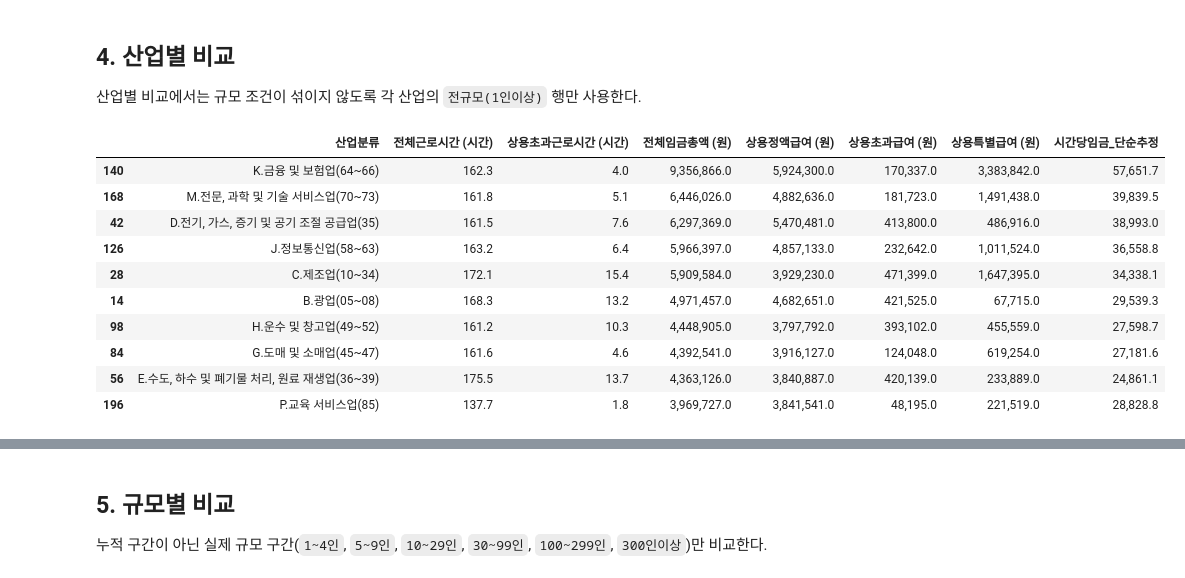
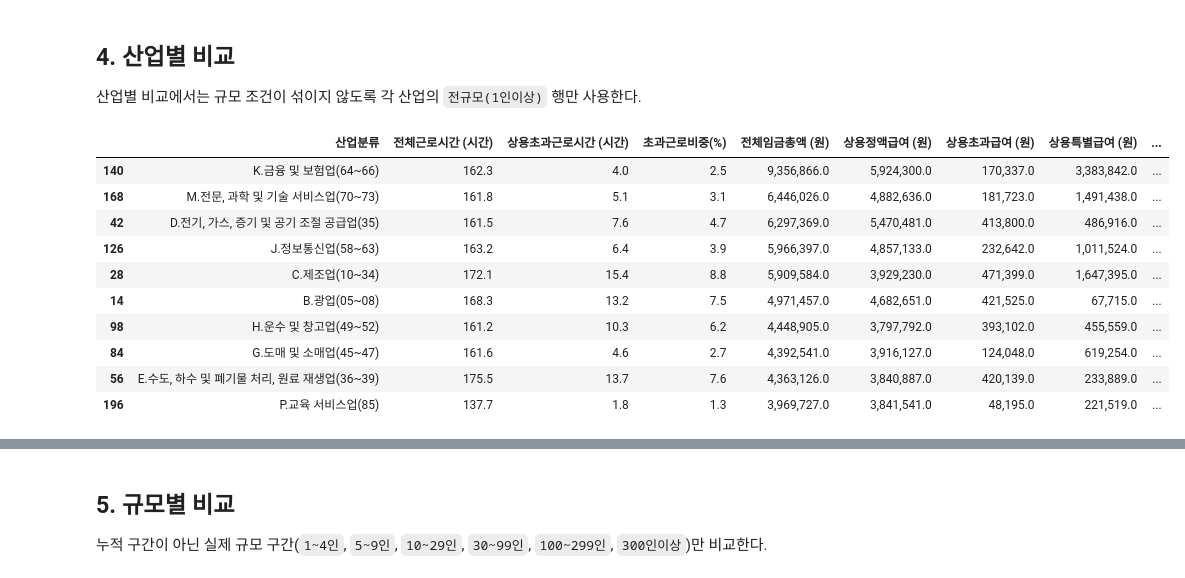
Before and after one commit to Choi-Juno/2026-BDA, a Jupyter notebook: bigdata_publicdata.ipynb, the cells around one changed output, grey strips where cells are left out. Saved outputs shown, nothing was run; the diff lists cells and outputs as text; code cells hidden in the pictures.

```diff
--- a/bigdata_publicdata.ipynb
+++ b/bigdata_publicdata.ipynb
@@ -5,14 +28,10 @@
 # %%
-%config InlineBackend.figure_format = 'retina'
+from pathlib import Path
+import platform
 
 import pandas as pd
 import matplotlib.pyplot as plt
 import seaborn as sns
-
-plt.rc('font', family='AppleGothic')
-plt.rc('axes', unicode_minus=False)
-pd.set_option('display.max_columns', 30)
-pd.set_option('display.float_format', '{:,.1f}'.format)
 # %% [markdown]
 ## 1. 데이터 불러오기
 
@@ -20,4 +39,18 @@ CSV 파일은 `cp949` 인코딩이며, 첫 번째 행에 실제 지표명이 들
 # %%
-raw = pd.read_csv('산업규모별임금및근로시간.csv', encoding='cp949')
+csv_name = '산업규모별임금및근로시간.csv'
+candidate_paths = [
+    Path.cwd() / csv_name,
+    Path.cwd() / 'Assignment' / csv_name,
+]
+
+csv_path = next((path for path in candidate_paths if path.exists()), None)
+if csv_path is None:
+    found_paths = list(Path.cwd().rglob(csv_name))
+    if not found_paths:
+        raise FileNotFoundError(f'{csv_name} 파일을 찾을 수 없습니다. 현재 작업 폴더: {Path.cwd()}')
+    csv_path = found_paths[0]
+
+raw = pd.read_csv(csv_path, encoding='cp949')
+print(f'데이터 파일: {csv_path}')
 raw.head()
 # %% [output]
@@ -34,10 +76,14 @@ raw.head()
 # %%
+# 첫 번째 데이터 행을 실제 컬럼명으로 사용한다.
 df = raw.iloc[1:].copy()
 df.columns = raw.iloc[0].tolist()
 df.columns.name = None
 df = df.reset_index(drop=True)
-df['규모별'] = df['규모별'].str.strip()
 
+# 규모별 값 앞뒤에 붙은 공백과 하이픈 표기 차이를 정리한다.
+df['규모별'] = df['규모별'].str.strip().str.lstrip('-')
+
+# 산업분류와 규모별을 제외한 지표 컬럼은 모두 숫자형으로 변환한다.
 numeric_cols = df.columns[2:]
 df[numeric_cols] = df[numeric_cols].apply(pd.to_numeric, errors='coerce')
 
@@ -184,30 +255,35 @@ df[key_cols].describe()
 산업별 비교에서는 규모 조건이 섞이지 않도록 각 산업의 `전규모(1인이상)` 행만 사용한다.
 # %%
 industry_df = df[(df['산업분류'] != '전체') & (df['규모별'] == '전규모(1인이상)')].copy()
+
 industry_df['시간당임금_단순추정'] = industry_df['전체임금총액 (원)'] / industry_df['전체근로시간 (시간)']
+industry_df['특별급여비중(%)'] = industry_df['상용특별급여 (원)'] / industry_df['상용임금총액 (원)'] * 100
+industry_df['초과근로비중(%)'] = industry_df['상용초과근로시간 (시간)'] / industry_df['상용총근로시간 (시간)'] * 100
 
 industry_summary = industry_df[[
     '산업분류',
     '전체근로시간 (시간)',
     '상용초과근로시간 (시간)',
+    '초과근로비중(%)',
     '전체임금총액 (원)',
     '상용정액급여 (원)',
     '상용초과급여 (원)',
     '상용특별급여 (원)',
+    '특별급여비중(%)',
     '시간당임금_단순추정',
 ]]
 
 industry_summary.sort_values('전체임금총액 (원)', ascending=False).head(10)
 # %% [output]
-|  | 산업분류 | 전체근로시간 (시간) | 상용초과근로시간 (시간) | 전체임금총액 (원) | 상용정액급여 (원) | 상용초과급여 (원) | 상용특별급여 (원) | 시간당임금_단순추정 |
-| 140 | K.금융 및 보험업(64~66) | 162.3 | 4.0 | 9,356,866.0 | 5,924,300.0 | 170,337.0 | 3,383,842.0 | 57,651.7 |
-| 168 | M.전문, 과학 및 기술 서비스업(70~73) | 161.8 | 5.1 | 6,446,026.0 | 4,882,636.0 | 181,723.0 | 1,491,438.0 | 39,839.5 |
-| 42 | D.전기, 가스, 증기 및 공기 조절 공급업(35) | 161.5 | 7.6 | 6,297,369.0 | 5,470,481.0 | 413,800.0 | 486,916.0 | 38,993.0 |
-| 126 | J.정보통신업(58~63) | 163.2 | 6.4 | 5,966,397.0 | 4,857,133.0 | 232,642.0 | 1,011,524.0 | 36,558.8 |
-| 28 | C.제조업(10~34) | 172.1 | 15.4 | 5,909,584.0 | 3,929,230.0 | 471,399.0 | 1,647,395.0 | 34,338.1 |
-| 14 | B.광업(05~08) | 168.3 | 13.2 | 4,971,457.0 | 4,682,651.0 | 421,525.0 | 67,715.0 | 29,539.3 |
-| 98 | H.운수 및 창고업(49~52) | 161.2 | 10.3 | 4,448,905.0 | 3,797,792.0 | 393,102.0 | 455,559.0 | 27,598.7 |
-| 84 | G.도매 및 소매업(45~47) | 161.6 | 4.6 | 4,392,541.0 | 3,916,127.0 | 124,048.0 | 619,254.0 | 27,181.6 |
-| 56 | E.수도, 하수 및 폐기물 처리, 원료 재생업(36~39) | 175.5 | 13.7 | 4,363,126.0 | 3,840,887.0 | 420,139.0 | 233,889.0 | 24,861.1 |
-| 196 | P.교육 서비스업(85) | 137.7 | 1.8 | 3,969,727.0 | 3,841,541.0 | 48,195.0 | 221,519.0 | 28,828.8 |
+|  | 산업분류 | 전체근로시간 (시간) | 상용초과근로시간 (시간) | 초과근로비중(%) | 전체임금총액 (원) | 상용정액급여 (원) | 상용초과급여 (원) | 상용특별급여 (원) | ... |
+| 140 | K.금융 및 보험업(64~66) | 162.3 | 4.0 | 2.5 | 9,356,866.0 | 5,924,300.0 | 170,337.0 | 3,383,842.0 | ... |
+| 168 | M.전문, 과학 및 기술 서비스업(70~73) | 161.8 | 5.1 | 3.1 | 6,446,026.0 | 4,882,636.0 | 181,723.0 | 1,491,438.0 | ... |
+| 42 | D.전기, 가스, 증기 및 공기 조절 공급업(35) | 161.5 | 7.6 | 4.7 | 6,297,369.0 | 5,470,481.0 | 413,800.0 | 486,916.0 | ... |
+| 126 | J.정보통신업(58~63) | 163.2 | 6.4 | 3.9 | 5,966,397.0 | 4,857,133.0 | 232,642.0 | 1,011,524.0 | ... |
+| 28 | C.제조업(10~34) | 172.1 | 15.4 | 8.8 | 5,909,584.0 | 3,929,230.0 | 471,399.0 | 1,647,395.0 | ... |
+| 14 | B.광업(05~08) | 168.3 | 13.2 | 7.5 | 4,971,457.0 | 4,682,651.0 | 421,525.0 | 67,715.0 | ... |
+| 98 | H.운수 및 창고업(49~52) | 161.2 | 10.3 | 6.2 | 4,448,905.0 | 3,797,792.0 | 393,102.0 | 455,559.0 | ... |
+| 84 | G.도매 및 소매업(45~47) | 161.6 | 4.6 | 2.7 | 4,392,541.0 | 3,916,127.0 | 124,048.0 | 619,254.0 | ... |
+| 56 | E.수도, 하수 및 폐기물 처리, 원료 재생업(36~39) | 175.5 | 13.7 | 7.6 | 4,363,126.0 | 3,840,887.0 | 420,139.0 | 233,889.0 | ... |
+| 196 | P.교육 서비스업(85) | 137.7 | 1.8 | 1.3 | 3,969,727.0 | 3,841,541.0 | 48,195.0 | 221,519.0 | ... |
 # %%
```
Also changed, not shown: parts of 24 cells of this notebook.
